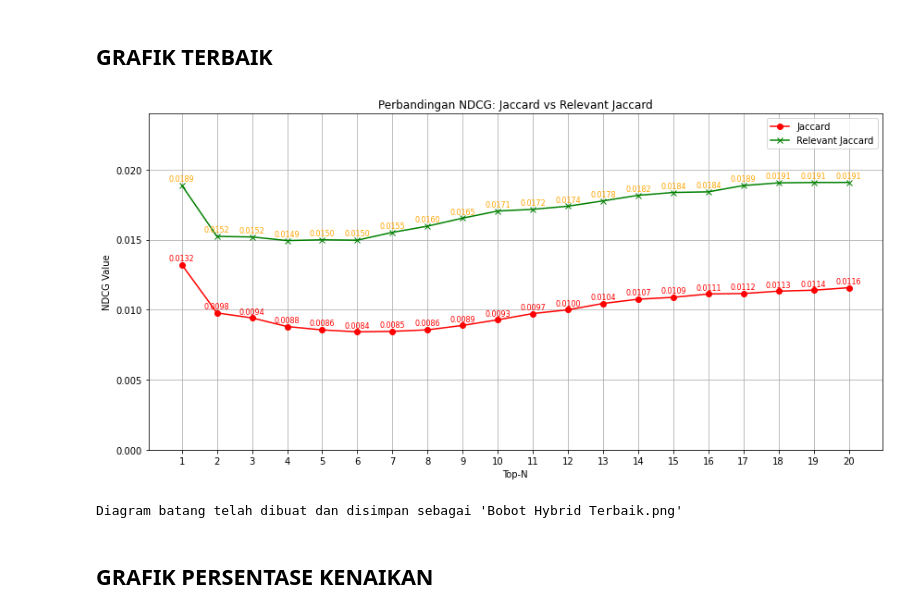
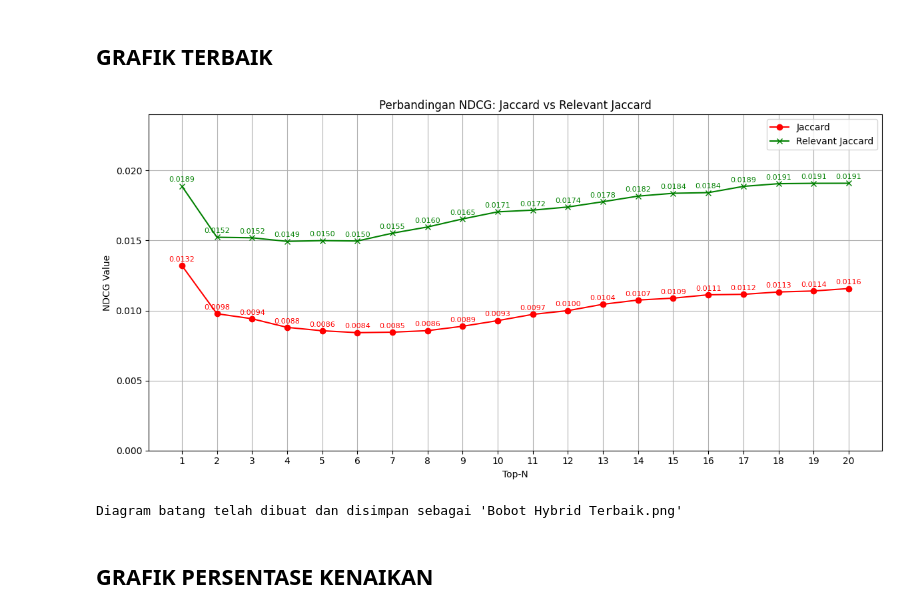
Before and after one commit to alfiiinur/setBasedImplentasi, a Jupyter notebook: evaluasi/NDCG.ipynb, the cells around one changed output. Saved outputs shown, nothing was run; the diff lists cells and outputs as text; code cells hidden in the pictures.

```diff
--- a/evaluasi/NDCG.ipynb
+++ b/evaluasi/NDCG.ipynb
@@ -1232,35 +1260,35 @@ relevant_jaccard = [0.0188889, 0.015237014, 0.015197826, 0.014940224, 0.01499445
 
 
 top_k = list(range(1, 21))
 
 # Buat plot
 plt.figure(figsize=(12, 6))
 plt.plot(top_k, jaccard, marker='o', color='red', label='Jaccard')
 plt.plot(top_k, relevant_jaccard, marker='x', color='green', label='Relevant Jaccard')
 
 # Tambahkan nilai di setiap titik
 for i in range(20):
     plt.text(top_k[i], jaccard[i] + 0.0003, f"{jaccard[i]:.4f}", color='red', ha='center', fontsize=8)
-    plt.text(top_k[i], relevant_jaccard[i] + 0.0003, f"{relevant_jaccard[i]:.4f}", color='orange', ha='center', fontsize=8)
+    plt.text(top_k[i], relevant_jaccard[i] + 0.0003, f"{relevant_jaccard[i]:.4f}", color='green', ha='center', fontsize=8)
 
 # Konfigurasi grafik
 plt.xticks(top_k)
 plt.xlabel("Top-N")
 plt.ylabel("NDCG Value")
 plt.ylim(0, 0.024)  # Atur batas atas sumbu Y
 plt.title("Perbandingan NDCG: Jaccard vs Relevant Jaccard")
 plt.legend()
 plt.grid(True)
 plt.tight_layout()
 # Menyimpan gambar
 plt.savefig(f'../eda_Img/Bobot Hybrid Terbaik.png')
 
 # Menampilkan diagram
 plt.show()
 
 print("Diagram batang telah dibuat dan disimpan sebagai 'Bobot Hybrid Terbaik.png'")
 # %% [output]
-[figure, old version]
+[figure, new version]
 Diagram batang telah dibuat dan disimpan sebagai 'Bobot Hybrid Terbaik.png'
 # %% [markdown]
 ## GRAFIK PERSENTASE KENAIKAN
```
Also changed, not shown: parts of 9 cells of this notebook, 2 other files.
